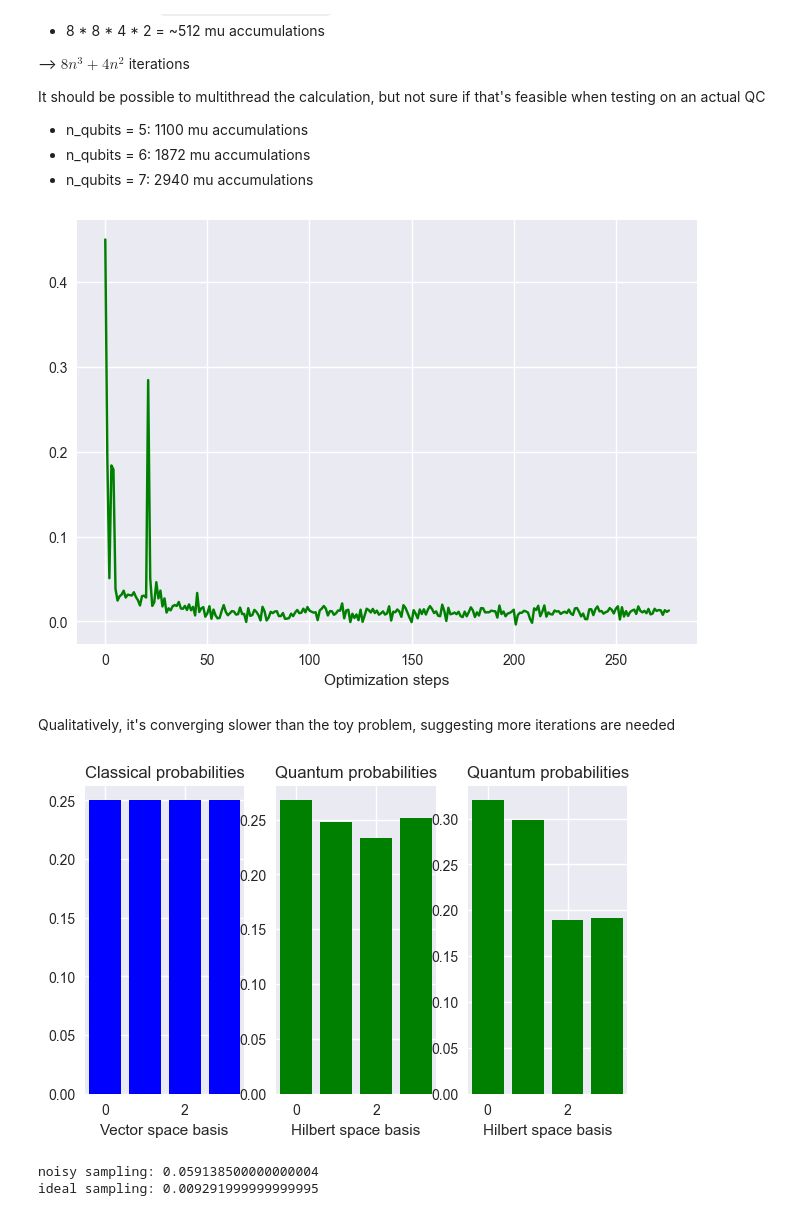
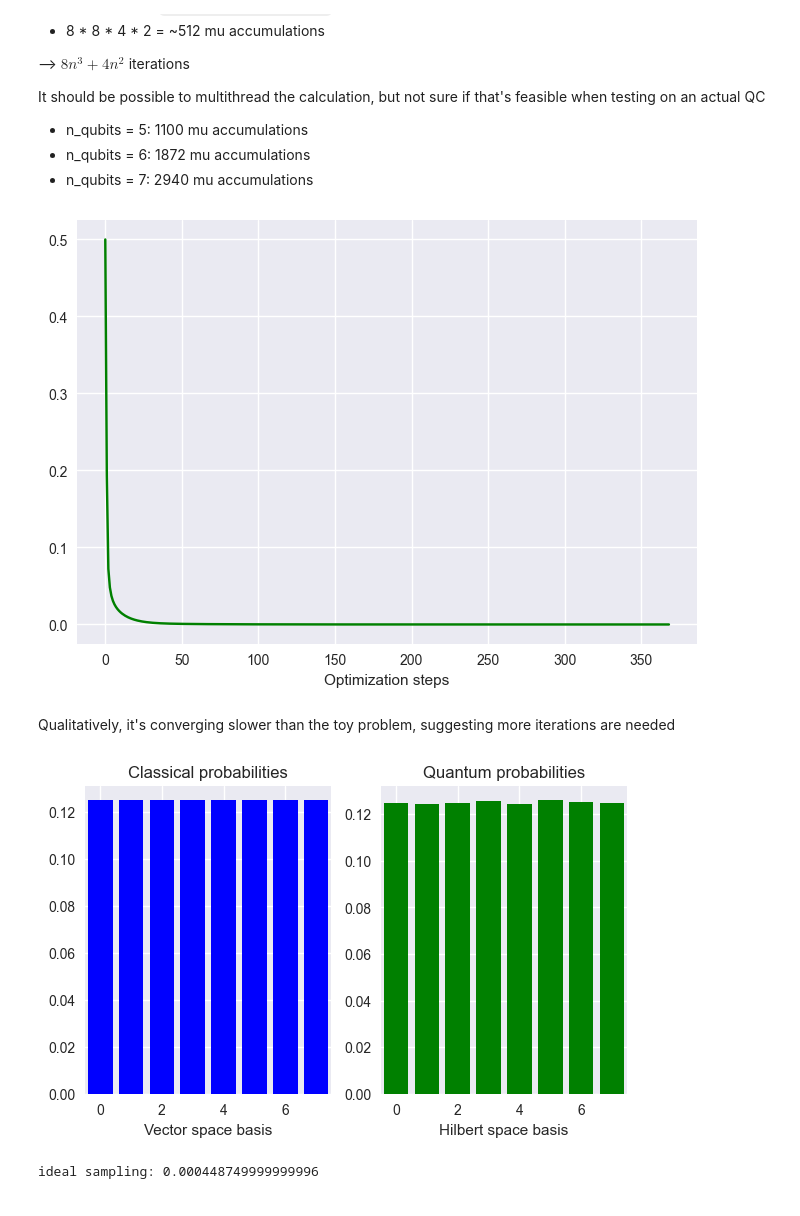
Before and after one commit to quantumethicsproject/Algorithm-Research, a Jupyter notebook: Student-Hub/Indy-Ng/VQLS_Jeffrey.ipynb, the cells around one changed output. Saved outputs shown, nothing was run; the diff lists cells and outputs as text; code cells hidden in the pictures.

```diff
--- a/Student-Hub/Indy-Ng/VQLS_Jeffrey.ipynb
+++ b/Student-Hub/Indy-Ng/VQLS_Jeffrey.ipynb
@@ -51,14 +51,14 @@ init_weights = list(w.copy().numpy())
 # create our devices to run our circuits on
 # dev_mu = qml.device("default.qubit", wires=n_qubits+1)
 noise_strength = 0.01
-# dev_mu = qml.device("default.mixed", wires=n_qubits+1)
+dev_mu = qml.device("default.mixed", wires=n_qubits+1)
 # dev_mu = qml.transforms.insert(
 #     dev_mu,
 #     qml.BitFlip,
 #     noise_strength
 # )
 dev_gamma = qml.device("default.qubit", wires=n_qubits*2 + 1)
-dev_mu = qml.device("qiskit.remote", wires=n_qubits+1, backend=configured_backend()) # device for real IBM devices noisy simulators
+# dev_mu = qml.device("qiskit.remote", wires=n_qubits+1, backend=configured_backend()) # device for real IBM devices noisy simulators
 # %%
 # in order to make the error mitigation work, we have to pull out the QNode definition outside of the cost function so I'm doing it here
 local_hadamard_test = qml.QNode(local_hadamard_test, dev_mu, interface="autograd")
@@ -184,21 +172,21 @@ It should be possible to multithread the calculation, but not sure if that's fea
 # %%
 plt.style.use("seaborn")
 # plt.plot(np.log(cost_history), "g")
-# plt.plot(cost_history, "g")
-plt.plot(cost_history2, "g")
+plt.plot(cost_history, "g")
+# plt.plot(cost_history2, "g")
 # plt.ylabel("Cost function")
 plt.xlabel("Optimization steps")
 plt.show()
 # %% [output]
-[figure, old version]
+[figure, new version]
 # %% [markdown]
 Qualitatively, it's converging slower than the toy problem, suggesting more iterations are needed
 # %%
 from bin.inference import get_cprobs, get_qprobs
 c_probs = get_cprobs(problem)
 
-dev_x = qml.device("qiskit.remote", wires=n_qubits, backend=configured_backend(), shots=n_shots)
-dev_x2 = qml.device("default.mixed", wires=n_qubits, shots=n_shots)
+# dev_x = qml.device("qiskit.remote", wires=n_qubits, backend=configured_backend(), shots=n_shots)
+dev_x = qml.device("default.mixed", wires=n_qubits, shots=n_shots)
 # dev_x = qml.transforms.insert(
 #     dev_x,
 #     qml.BitFlip,
@@ -235,44 +223,44 @@ def get_qprobs(problem, w, device):
     return q_probs
 
 
-# q_probs = get_qprobs(problem, best_w, dev_x)
-q_probs2 = get_qprobs(problem, w1, dev_x)
-q_probs2_ideal = get_qprobs(problem, w1, dev_x2)
+q_probs = get_qprobs(problem, best_w, dev_x)
+# q_probs2 = get_qprobs(problem, w1, dev_x)
+# q_probs2_ideal = get_qprobs(problem, w1, dev_x2)
 # q_probs3 = get_qprobs(problem, [1.5705046150451736, 1.5705041724710558, -0.0009846128569860652, 0.000984610085330146, 0.00029202653119376993, 0.0002918396812539236, 0.0012198785697687766, -0.0010337890860256797, 0.0009437314407577103, 0.001185472295695717, 0.0020100669403005198, 0.0005855538999739717, 0.000525121845110425, -0.0009814305643716197, 0.00029608381115290634, -2.7253248349064283e-05, -0.0014873097674744367, 0.0003028086025783615, -0.0013560394256734397, -7.271131181252964e-05], dev_x)
 # %%
-fig, (ax1, ax2, ax3) = plt.subplots(1, 3, figsize=(7, 4))
+fig, (ax1, ax2) = plt.subplots(1, 2, figsize=(7, 4))
 
 ax1.bar(np.arange(0, 2 ** n_qubits), c_probs, color="blue")
 ax1.set_xlim(-0.5, 2 ** n_qubits - 0.5)
 ax1.set_xlabel("Vector space basis")
 ax1.set_title("Classical probabilities")
 
-# ax2.bar(np.arange(0, 2 ** n_qubits), q_probs, color="green")
+ax2.bar(np.arange(0, 2 ** n_qubits), q_probs, color="green")
+ax2.set_xlim(-0.5, 2 ** n_qubits - 0.5)
+ax2.set_xlabel("Hilbert space basis")
+ax2.set_title("Quantum probabilities")
+
+# ax2.bar(np.arange(0, 2 ** n_qubits), q_probs2_ideal, color="green")
 # ax2.set_xlim(-0.5, 2 ** n_qubits - 0.5)
 # ax2.set_xlabel("Hilbert space basis")
 # ax2.set_title("Quantum probabilities")
 
-ax2.bar(np.arange(0, 2 ** n_qubits), q_probs2_ideal, color="green")
-ax2.set_xlim(-0.5, 2 ** n_qubits - 0.5)
-ax2.set_xlabel("Hilbert space basis")
-ax2.set_title("Quantum probabilities")
-
-ax3.bar(np.arange(0, 2 ** n_qubits), q_probs2, color="green")
-ax3.set_xlim(-0.5, 2 ** n_qubits - 0.5)
-ax3.set_xlabel("Hilbert space basis")
-ax3.set_title("Quantum probabilities")
+# ax3.bar(np.arange(0, 2 ** n_qubits), q_probs2, color="green")
+# ax3.set_xlim(-0.5, 2 ** n_qubits - 0.5)
+# ax3.set_xlabel("Hilbert space basis")
+# ax3.set_title("Quantum probabilities")
 
 # ax3.bar(np.arange(0, 2 ** n_qubits), q_probs3, color="green")
 # ax3.set_xlim(-0.5, 2 ** n_qubits - 0.5)
 # ax3.set_xlabel("Hilbert space basis")
 # ax3.set_title("Quantum probabilities")
 
 plt.show()
 # %% [output]
-[figure, old version]
+[figure, new version]
 # %%
 # print(f"noisy sampling: {np.mean(abs(c_probs - q_probs2))}")
-# print(f"ideal sampling: {np.mean(abs(c_probs - q_probs2_ideal))}")
+print(f"ideal sampling: {np.mean(abs(c_probs - q_probs))}")
+EAD = hellinger(c_probs, q_probs).item()
 # %% [output]
-noisy sampling: 0.059138500000000004
-ideal sampling: 0.009291999999999995
+ideal sampling: 0.000448749999999996
```
Also changed, not shown: parts of 5 cells of this notebook, 6 other files.
